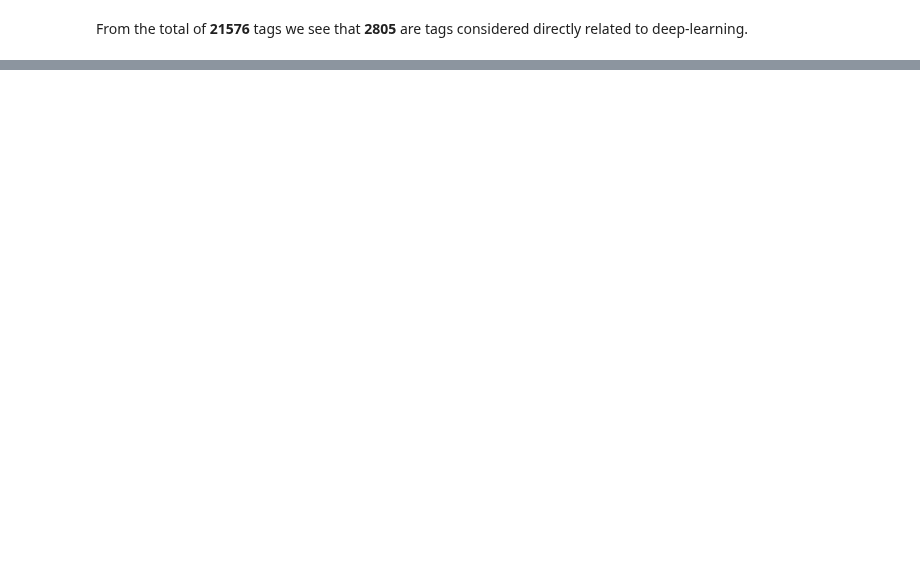
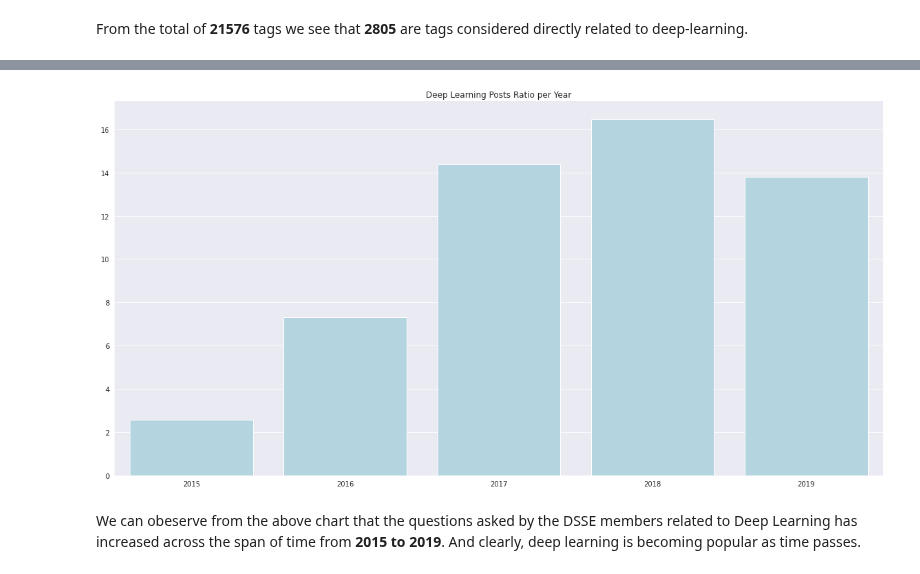
Before and after one commit to raduspaimoc/DataQuest-Projects, a Jupyter notebook: Data Analysis/Popular Data Science Questions/Popular Data Science Questions.ipynb, the cells around one changed output, grey strips where cells are left out. Saved outputs shown, nothing was run; the diff lists cells and outputs as text; code cells hidden in the pictures; blank space fills up the shorter version.

```diff
--- a/Data Analysis/Popular Data Science Questions/Popular Data Science Questions.ipynb
+++ b/Data Analysis/Popular Data Science Questions/Popular Data Science Questions.ipynb
@@ -601,0 +688,15 @@ Length: 559, dtype: int64
+# %%
+plt.figure(figsize=(20, 10))
+ax = sns.barplot(x=questions.index, y=questions["DeepLearningRate"], color="lightblue")
+ax.spines["right"].set_visible(False)
+ax.spines["left"].set_visible(False)
+ax.spines["top"].set_visible(False)
+ax.spines["bottom"].set_visible(False)
+ax.set(xlabel=None, ylabel=None)
+ax.set_title('Deep Learning Posts Ratio per Year')
+plt.tick_params(left=False,right=False, top=False,bottom=False)
+plt.show()
+# %% [output]
+[figure, added]
+# %% [markdown]
+We can obeserve from the above chart that the questions asked by the DSSE members related to Deep Learning has increased across the span of time from **2015 to 2019**. And clearly, deep learning is becoming popular as time passes.
```
Also changed, not shown: parts of 26 cells of this notebook.
